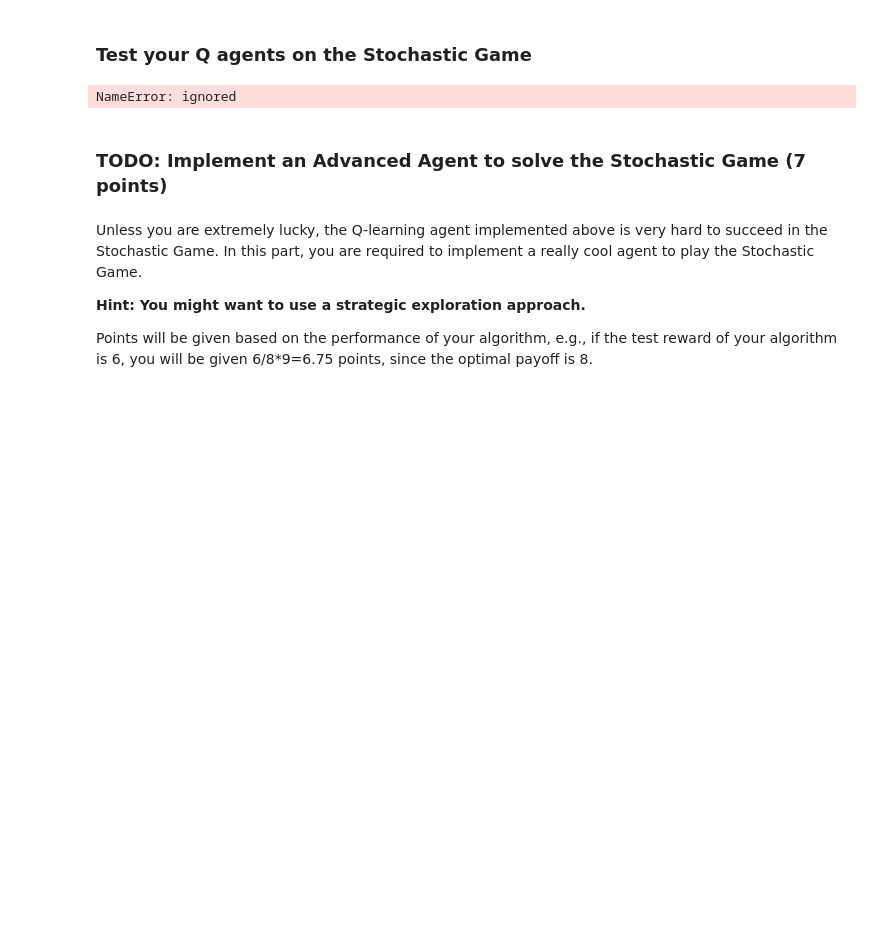
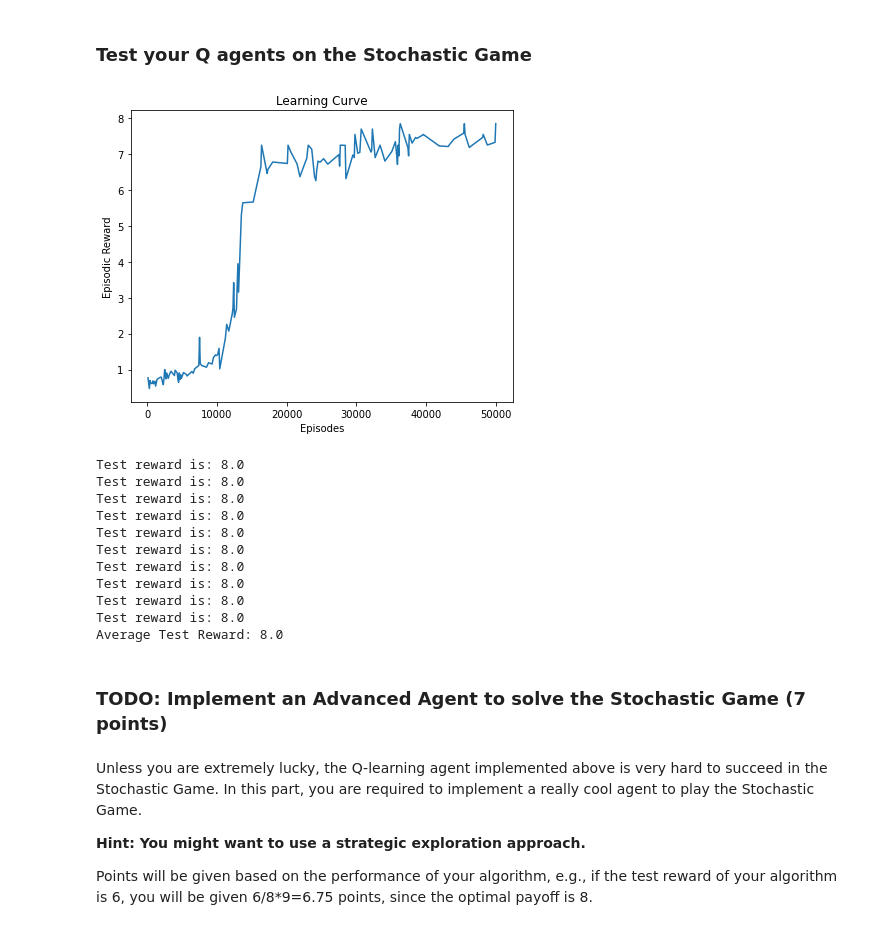
Before and after one commit to apof/Multi-Agent-RL, a Jupyter notebook: COMP0124_MAAI_2021_Individual_CW_Public.ipynb, the cells around one changed output. Saved outputs shown, nothing was run; the diff lists cells and outputs as text; code cells hidden in the pictures; blank space fills up the shorter version.

```diff
--- a/COMP0124_MAAI_2021_Individual_CW_Public.ipynb
+++ b/COMP0124_MAAI_2021_Individual_CW_Public.ipynb
@@ -517,10 +517,10 @@ class BaseQAgent:
         pass
 
     def act(self, observation, exploration=False):
-        if exploration and random.random() < self.episilon:
+        '''if exploration and random.random() < self.episilon:
             return random.randint(0, self.action_num - 1)
-        else:
-            return sample(self.pi[observation])
+        else:'''
+        return sample(self.pi[observation])
 
     @abstractmethod
     def update(self, observation, action, reward, next_observation, done):
@@ -603,7 +646,7 @@ def rollout(env, agents, exploration=True, max_iter=5000, log_episode_interval=1
       next_state_n, reward_n, done_n, _ = env.step(actions)
       episode_reward += np.mean(reward_n)
       for j, (state, reward, next_state, done, agent) in enumerate(zip(state_n, reward_n, next_state_n, done_n, agents)):
-          agent.update(state, actions[j], reward, next_state, done)
+          agent.update(state, actions[j], reward, next_state, done, exploration)
       state_n = next_state_n
       if np.all(done_n):
           state_n = env.reset()
@@ -623,37 +666,54 @@ def rollout(env, agents, exploration=True, max_iter=5000, log_episode_interval=1
 agent_num = 2
 action_num = 2
 agents = []
 env = StochasticGame()
 for i in range(agent_num):
     agent = QAgent(action_num=action_num, phi=0.01, gamma=0.99, episilon=0.1)
     agents.append(agent)
 
 # Training
 train_recorded_episodes, train_recorded_episode_reward = rollout(env=env,
                                                                  agents=agents,
                                                                  exploration=True,
                                                                  max_iter=50000)
 
 fig = plt.figure(figsize=(6, 5))
 ax = fig.add_subplot(111)
 
 ax.plot(train_recorded_episodes, train_recorded_episode_reward)
 
 ax.set_title("Learning Curve")
 ax.set_ylabel("Episodic Reward")
 ax.set_xlabel("Episodes")
 plt.tight_layout()
 plt.show()
 
-# Testing
-test_recorded_episodes, test_recorded_episode_reward = rollout(env=env,
+TESTING_ROUNDS = 10
+average_test_reward = 0
+for i in range(TESTING_ROUNDS):
+    # Testing
+    test_recorded_episodes, test_recorded_episode_reward = rollout(env=env,
                                                                agents=agents,
                                                                exploration=False,
                                                                max_iter=10,
                                                                log_episode_interval=1)
-print('Test reward is:', np.mean(test_recorded_episode_reward))
+    print('Test reward is:', np.mean(test_recorded_episode_reward))
+    average_test_reward += np.mean(test_recorded_episode_reward)
+
+print("Average Test Reward: " + str(average_test_reward/TESTING_ROUNDS))
 # %% [output]
+[figure, added]
-NameError: ignored
+Test reward is: 8.0
+Test reward is: 8.0
+Test reward is: 8.0
+Test reward is: 8.0
+Test reward is: 8.0
+Test reward is: 8.0
+Test reward is: 8.0
+Test reward is: 8.0
+Test reward is: 8.0
+Test reward is: 8.0
+Average Test Reward: 8.0
 # %% [markdown]
 ### TODO: Implement an Advanced Agent to solve the Stochastic Game (7 points)
 # %% [markdown]
```
Also changed, not shown: parts of 26 cells of this notebook.
